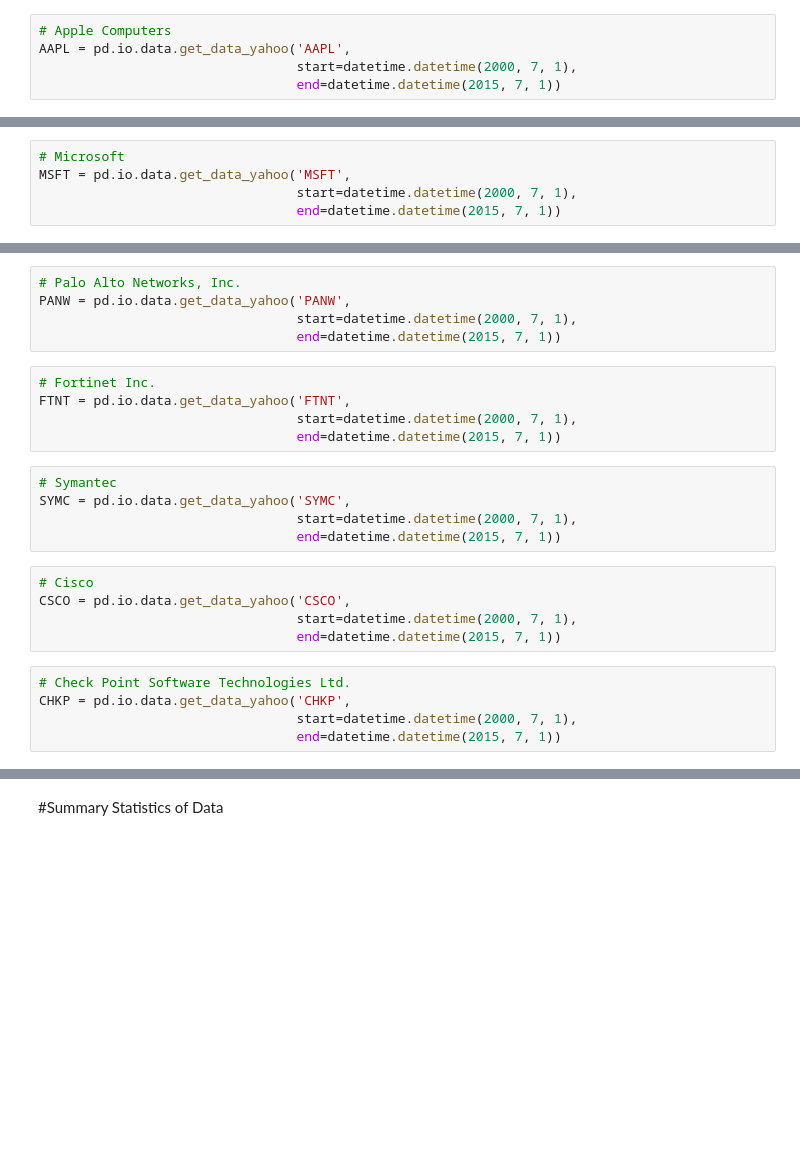
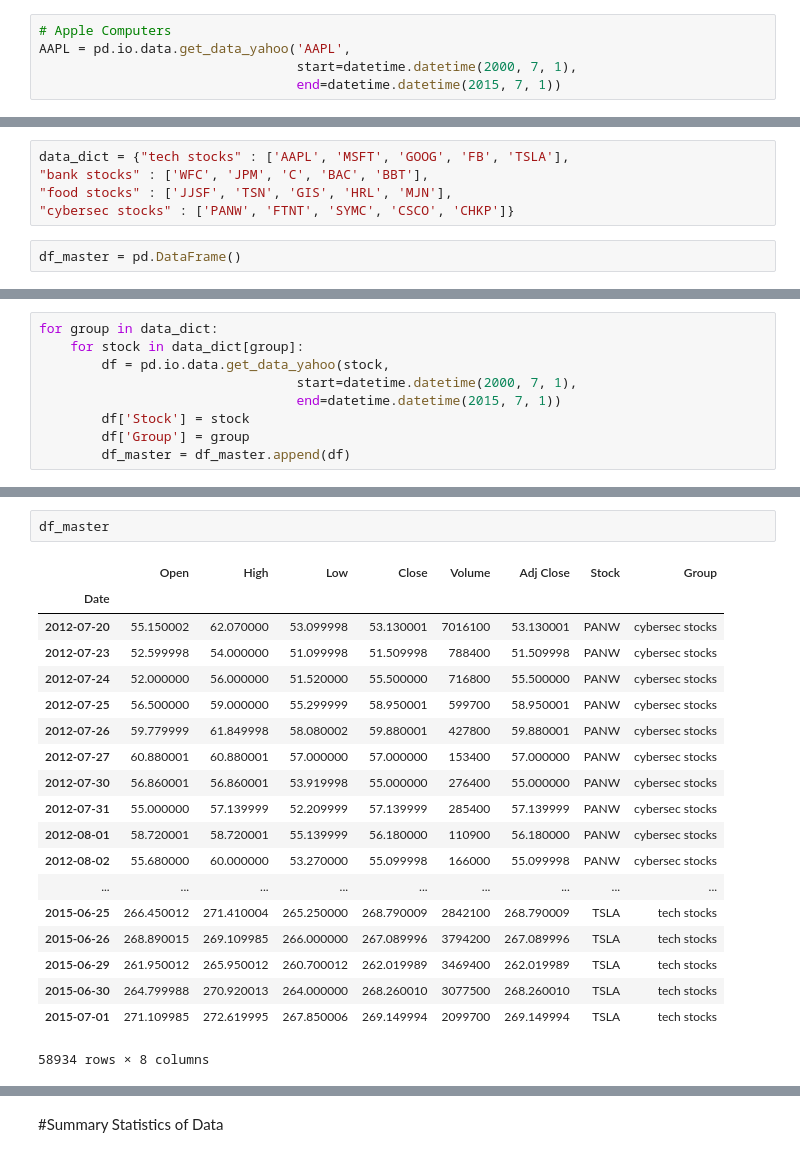
Before and after one commit to WritingPanda/python_meetup_pandas, a Jupyter notebook: part 2/Pandas Demonstration.ipynb, the cells around one changed output, grey strips where cells are left out. Drawn from its saved outputs; the diff is of its cells as text; blank space fills up the shorter version.

```diff
--- a/part 2/Pandas Demonstration.ipynb
+++ b/part 2/Pandas Demonstration.ipynb
@@ -20,0 +44,7 @@ AAPL = pd.io.data.get_data_yahoo('AAPL',
+# %%
+data_dict = {"tech stocks" : ['AAPL', 'MSFT', 'GOOG', 'FB', 'TSLA'],
+"bank stocks" : ['WFC', 'JPM', 'C', 'BAC', 'BBT'],
+"food stocks" : ['JJSF', 'TSN', 'GIS', 'HRL', 'MJN'],
+"cybersec stocks" : ['PANW', 'FTNT', 'SYMC', 'CSCO', 'CHKP']}
+# %%
+df_master = pd.DataFrame()
@@ -21,5 +55,9 @@ AAPL = pd.io.data.get_data_yahoo('AAPL',
 # %%
-# Microsoft
-MSFT = pd.io.data.get_data_yahoo('MSFT',
+for group in data_dict:
+    for stock in data_dict[group]:
+        df = pd.io.data.get_data_yahoo(stock,
                                  start=datetime.datetime(2000, 7, 1),
                                  end=datetime.datetime(2015, 7, 1))
+        df['Stock'] = stock
+        df['Group'] = group
+        df_master = df_master.append(df)
@@ -86,25 +64,22 @@ MJN = pd.io.data.get_data_yahoo('MJN',
-# %%
-# Palo Alto Networks, Inc.
-PANW = pd.io.data.get_data_yahoo('PANW',
-                                 start=datetime.datetime(2000, 7, 1),
-                                 end=datetime.datetime(2015, 7, 1))
-# %%
-# Fortinet Inc.
-FTNT = pd.io.data.get_data_yahoo('FTNT',
-                                 start=datetime.datetime(2000, 7, 1),
-                                 end=datetime.datetime(2015, 7, 1))
-# %%
-# Symantec
-SYMC = pd.io.data.get_data_yahoo('SYMC',
-                                 start=datetime.datetime(2000, 7, 1),
-                                 end=datetime.datetime(2015, 7, 1))
-# %%
-# Cisco
-CSCO = pd.io.data.get_data_yahoo('CSCO',
-                                 start=datetime.datetime(2000, 7, 1),
-                                 end=datetime.datetime(2015, 7, 1))
-# %%
-# Check Point Software Technologies Ltd.
-CHKP = pd.io.data.get_data_yahoo('CHKP',
-                                 start=datetime.datetime(2000, 7, 1),
-                                 end=datetime.datetime(2015, 7, 1))
+# %%
+df_master
+# %% [output]
+|  | Open | High | Low | Close | Volume | Adj Close | Stock | Group |
+| Date |  |  |  |  |  |  |  |  |
+| 2012-07-20 | 55.150002 | 62.070000 | 53.099998 | 53.130001 | 7016100 | 53.130001 | PANW | cybersec stocks |
+| 2012-07-23 | 52.599998 | 54.000000 | 51.099998 | 51.509998 | 788400 | 51.509998 | PANW | cybersec stocks |
+| 2012-07-24 | 52.000000 | 56.000000 | 51.520000 | 55.500000 | 716800 | 55.500000 | PANW | cybersec stocks |
+| 2012-07-25 | 56.500000 | 59.000000 | 55.299999 | 58.950001 | 599700 | 58.950001 | PANW | cybersec stocks |
+| 2012-07-26 | 59.779999 | 61.849998 | 58.080002 | 59.880001 | 427800 | 59.880001 | PANW | cybersec stocks |
+| 2012-07-27 | 60.880001 | 60.880001 | 57.000000 | 57.000000 | 153400 | 57.000000 | PANW | cybersec stocks |
+| 2012-07-30 | 56.860001 | 56.860001 | 53.919998 | 55.000000 | 276400 | 55.000000 | PANW | cybersec stocks |
+| 2012-07-31 | 55.000000 | 57.139999 | 52.209999 | 57.139999 | 285400 | 57.139999 | PANW | cybersec stocks |
+| 2012-08-01 | 58.720001 | 58.720001 | 55.139999 | 56.180000 | 110900 | 56.180000 | PANW | cybersec stocks |
+| 2012-08-02 | 55.680000 | 60.000000 | 53.270000 | 55.099998 | 166000 | 55.099998 | PANW | cybersec stocks |
+| ... | ... | ... | ... | ... | ... | ... | ... | ... |
+| 2015-06-25 | 266.450012 | 271.410004 | 265.250000 | 268.790009 | 2842100 | 268.790009 | TSLA | tech stocks |
+| 2015-06-26 | 268.890015 | 269.109985 | 266.000000 | 267.089996 | 3794200 | 267.089996 | TSLA | tech stocks |
+| 2015-06-29 | 261.950012 | 265.950012 | 260.700012 | 262.019989 | 3469400 | 262.019989 | TSLA | tech stocks |
+| 2015-06-30 | 264.799988 | 270.920013 | 264.000000 | 268.260010 | 3077500 | 268.260010 | TSLA | tech stocks |
+| 2015-07-01 | 271.109985 | 272.619995 | 267.850006 | 269.149994 | 2099700 | 269.149994 | TSLA | tech stocks |
+58934 rows × 8 columns
```
Also changed, not shown: parts of 45 cells of this notebook.
